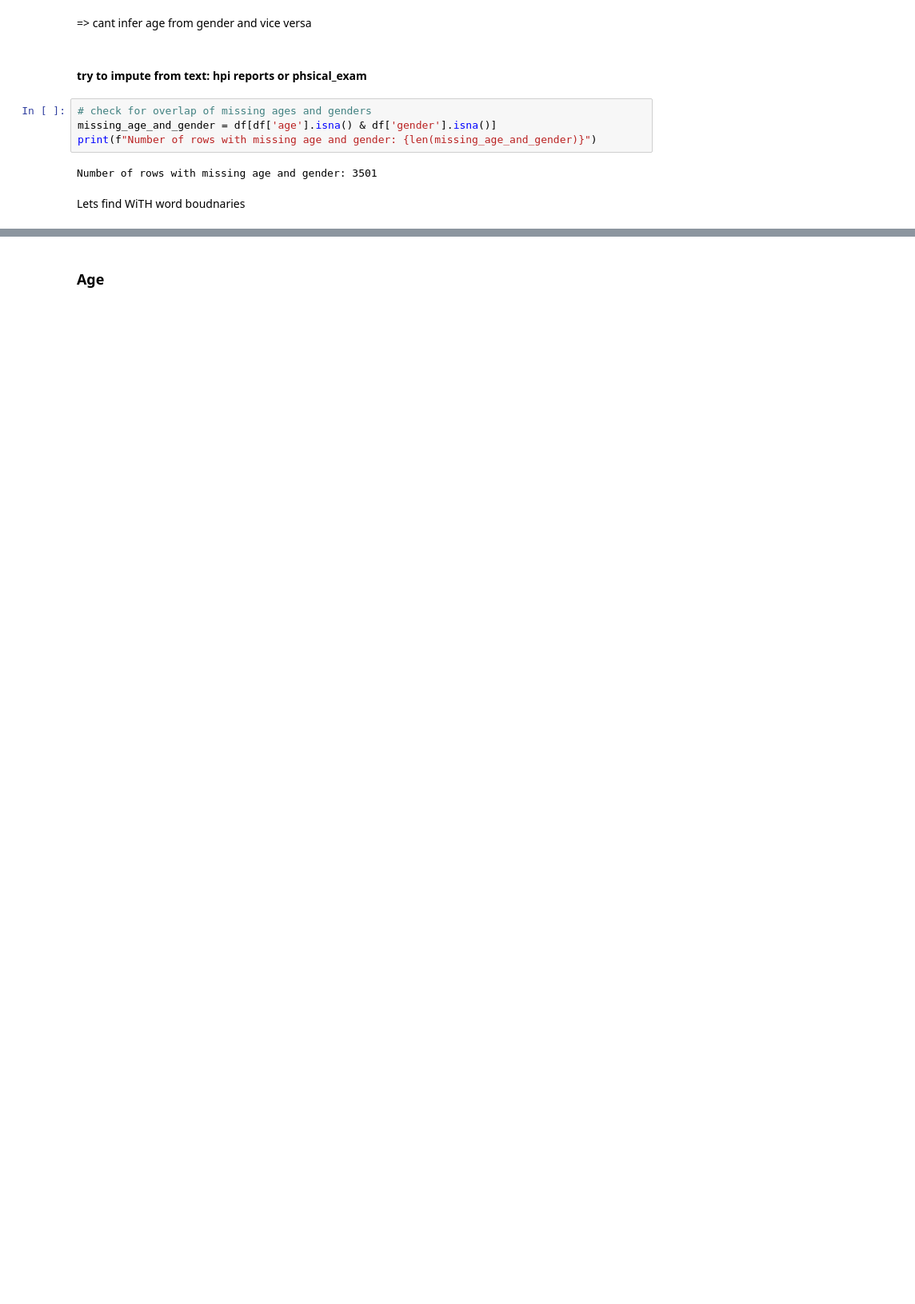
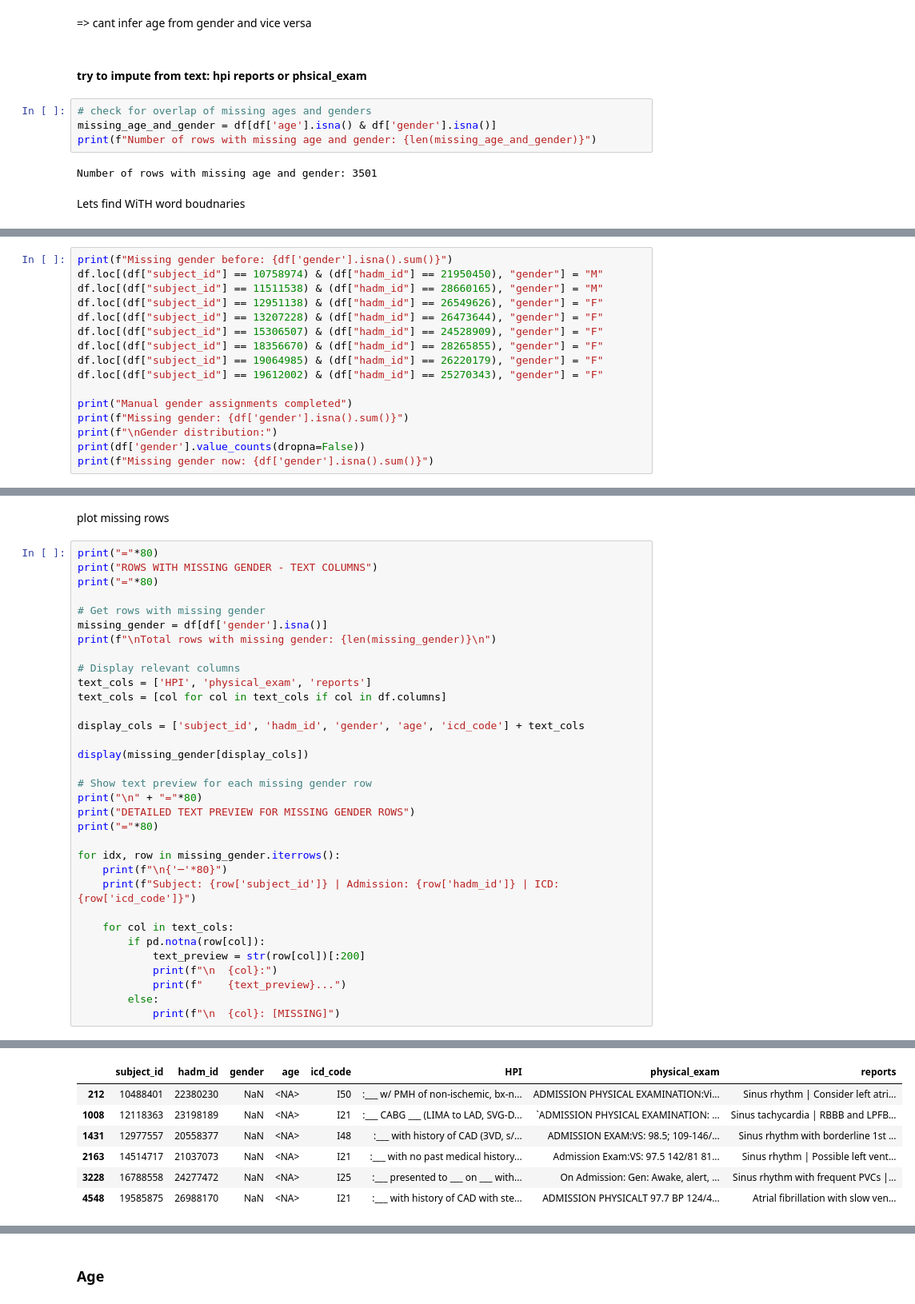
Before and after one commit to alexandermittet/Data_Analytics_for_Health_UniPi, a Jupyter notebook: code/1.1 df1 heart.ipynb, the cells around one changed output, grey strips where cells are left out. Shown at 80% size. Drawn from its saved outputs; the diff is of its cells as text; blank space fills up the shorter version.

Commit message:
gender imputed

```diff
--- a/code/1.1 df1 heart.ipynb
+++ b/code/1.1 df1 heart.ipynb
@@ -891,0 +860,16 @@ Name: count, dtype: int64
+# %%
+print(f"Missing gender before: {df['gender'].isna().sum()}")
+df.loc[(df["subject_id"] == 10758974) & (df["hadm_id"] == 21950450), "gender"] = "M"
+df.loc[(df["subject_id"] == 11511538) & (df["hadm_id"] == 28660165), "gender"] = "M"
+df.loc[(df["subject_id"] == 12951138) & (df["hadm_id"] == 26549626), "gender"] = "F"
+df.loc[(df["subject_id"] == 13207228) & (df["hadm_id"] == 26473644), "gender"] = "F"
+df.loc[(df["subject_id"] == 15306507) & (df["hadm_id"] == 24528909), "gender"] = "F"
+df.loc[(df["subject_id"] == 18356670) & (df["hadm_id"] == 28265855), "gender"] = "F"
+df.loc[(df["subject_id"] == 19064985) & (df["hadm_id"] == 26220179), "gender"] = "F"
+df.loc[(df["subject_id"] == 19612002) & (df["hadm_id"] == 25270343), "gender"] = "F"
+
+print("Manual gender assignments completed")
+print(f"Missing gender: {df['gender'].isna().sum()}")
+print(f"\nGender distribution:")
+print(df['gender'].value_counts(dropna=False))
+print(f"Missing gender now: {df['gender'].isna().sum()}")
@@ -891,0 +979,36 @@ Name: count, dtype: int64
+# %% [markdown]
+plot missing rows
+# %%
+print("="*80)
+print("ROWS WITH MISSING GENDER - TEXT COLUMNS")
+print("="*80)
+
+# Get rows with missing gender
+missing_gender = df[df['gender'].isna()]
+print(f"\nTotal rows with missing gender: {len(missing_gender)}\n")
+
+# Display relevant columns
+text_cols = ['HPI', 'physical_exam', 'reports']
+text_cols = [col for col in text_cols if col in df.columns]
+
+display_cols = ['subject_id', 'hadm_id', 'gender', 'age', 'icd_code'] + text_cols
+
+display(missing_gender[display_cols])
+
+# Show text preview for each missing gender row
+print("\n" + "="*80)
+print("DETAILED TEXT PREVIEW FOR MISSING GENDER ROWS")
+print("="*80)
+
+for idx, row in missing_gender.iterrows():
+    print(f"\n{'─'*80}")
+    print(f"Subject: {row['subject_id']} | Admission: {row['hadm_id']} | ICD: {row['icd_code']}")
+
+    for col in text_cols:
+        if pd.notna(row[col]):
+            text_preview = str(row[col])[:200]
+            print(f"\n  {col}:")
+            print(f"    {text_preview}...")
+        else:
+            print(f"\n  {col}: [MISSING]")
+# %% [output]
@@ -891,0 +1020,7 @@ Name: count, dtype: int64
+|  | subject_id | hadm_id | gender | age | icd_code | HPI | physical_exam | reports |
+| 212 | 10488401 | 22380230 | NaN | <NA> | I50 | :___ w/ PMH of non-ischemic, bx-n... | ADMISSION PHYSICAL EXAMINATION:Vi... | Sinus rhythm | Consider left atri... |
+| 1008 | 12118363 | 23198189 | NaN | <NA> | I21 | :___ CABG ___ (LIMA to LAD, SVG-D... | `ADMISSION PHYSICAL EXAMINATION: ... | Sinus tachycardia | RBBB and LPFB... |
+| 1431 | 12977557 | 20558377 | NaN | <NA> | I48 | :___ with history of CAD (3VD, s/... | ADMISSION EXAM:VS: 98.5; 109-146/... | Sinus rhythm with borderline 1st ... |
+| 2163 | 14514717 | 21037073 | NaN | <NA> | I21 | :___ with no past medical history... | Admission Exam:VS: 97.5 142/81 81... | Sinus rhythm | Possible left vent... |
+| 3228 | 16788558 | 24277472 | NaN | <NA> | I25 | :___ presented to ___ on ___ with... | On Admission: Gen: Awake, alert, ... | Sinus rhythm with frequent PVCs |... |
+| 4548 | 19585875 | 26988170 | NaN | <NA> | I21 | :___ with history of CAD with ste... | ADMISSION PHYSICALT 97.7 BP 124/4... | Atrial fibrillation with slow ven... |
```
Also changed, not shown: parts of 28 cells of this notebook.
